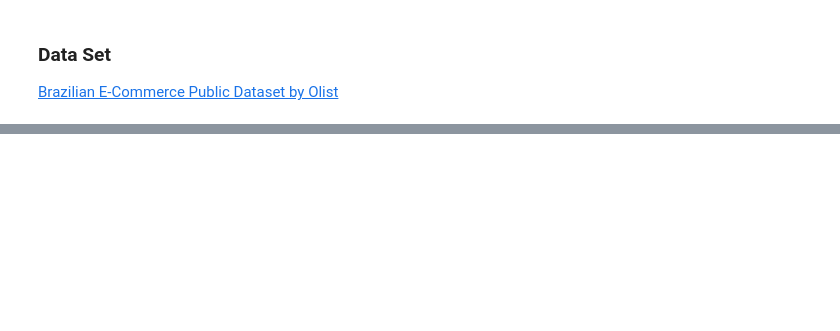
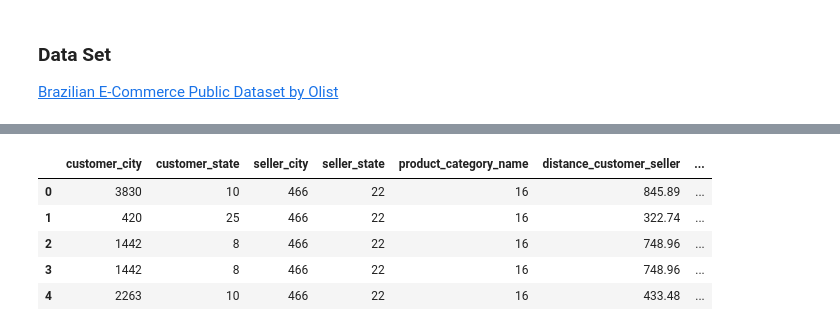
Before and after one commit to AbrahamKong/CMPE257-Regression_MLP_Latent_Manifolds, a Jupyter notebook: CMPE257_Regression_MLP_Latent_Manifolds.ipynb, the cells around one changed output, grey strips where cells are left out. Cells and saved outputs as stored; diff of their text form; code cells hidden in the pictures; blank space fills up the shorter version.

```diff
--- a/CMPE257_Regression_MLP_Latent_Manifolds.ipynb
+++ b/CMPE257_Regression_MLP_Latent_Manifolds.ipynb
@@ -302,0 +222,33 @@ we can showcase more ads with coupon to make the customer wanting to visit the s
+# %%
+# Converting estimate_delivery_time from days to float
+
+df_training['estimate_delivery_time'] = pd.to_numeric(df_training['estimate_delivery_time'].dt.days, downcast='float')
+# %%
+# Removing delayed delivery as they can be outliers
+
+df.drop(df_training[df_training.estimate_delivery_time_difference> 0].index, inplace=True)
+# %%
+# Converting categorical values into numeric
+
+from sklearn import preprocessing
+
+def encoding_categoricals(df=None):
+  encoders = []
+  col_names = df.columns
+  for col in col_names:
+    if type(df[col].iloc[0]) == str:
+      le = preprocessing.LabelEncoder()
+      le.fit(df[col].astype(str))
+      encoders.append(le)
+      df.loc[:,col] = le.transform(df[col].astype(str))
+  return df, encoders
+# %%
+df_encoded, encoders = encoding_categoricals(df_training)
+df_encoded.head()
+# %% [output]
+|  | customer_city | customer_state | seller_city | seller_state | product_category_name | distance_customer_seller | ... |
+| 0 | 3830 | 10 | 466 | 22 | 16 | 845.89 | ... |
+| 1 | 420 | 25 | 466 | 22 | 16 | 322.74 | ... |
+| 2 | 1442 | 8 | 466 | 22 | 16 | 748.96 | ... |
+| 3 | 1442 | 8 | 466 | 22 | 16 | 748.96 | ... |
+| 4 | 2263 | 10 | 466 | 22 | 16 | 433.48 | ... |
```
Also changed, not shown: parts of 93 cells of this notebook.
